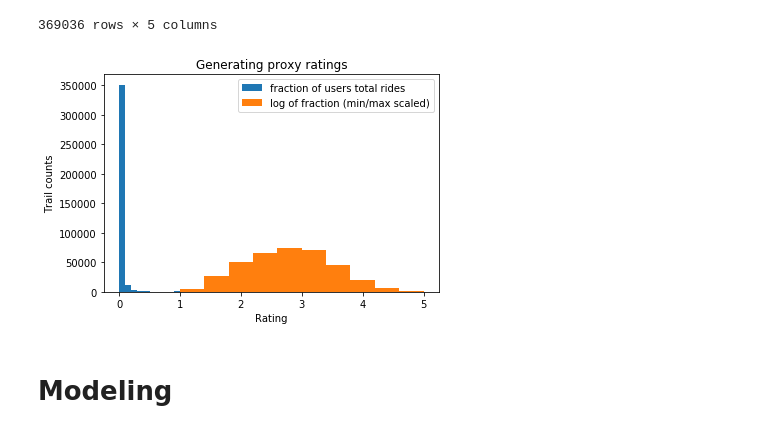
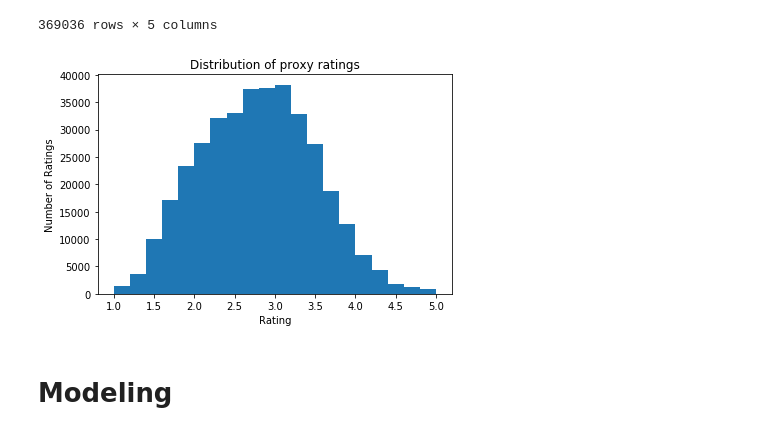
Before and after one commit to briangraham/trailrec, a Jupyter notebook: notebooks/model_collab.ipynb, the cells around one changed output. Cells and saved outputs as stored; diff of their text form; code cells hidden in the pictures.

```diff
--- a/notebooks/model_collab.ipynb
+++ b/notebooks/model_collab.ipynb
@@ -70,15 +70,16 @@ df_combined
 |  | zoot-allures | 3 | 39 | 0.076923 | -2.564949 | 3.805751 |
 369036 rows × 5 columns
 # %%
-plt.hist(df_combined['ride_fraction'])
-plt.hist(df_combined['scaled_log_ride_fraction'])
-plt.legend(['fraction of users total rides','log of fraction (min/max scaled)'])
-plt.title('Generating proxy ratings')
-plt.ylabel('Trail counts')
+#plt.hist(df_combined['ride_fraction'])
+plt.hist(df_combined['scaled_log_ride_fraction'],bins=20)
+#plt.legend(['fraction of users total rides','log of fraction (min/max scaled)'])
+plt.title('Distribution of proxy ratings')
+plt.ylabel('Number of Ratings')
 plt.xlabel('Rating')
-plt.savefig('graphs/proxy_rating_creation.png')
+plt.tight_layout()
+plt.savefig('graphs/proxy_ratings_only.png')
 # %% [output]
-[figure, old version]
+[figure, new version]
 # %% [markdown]
 # Modeling
 # %%
```
Also changed, not shown: parts of 2 cells of this notebook, 4 other files.
